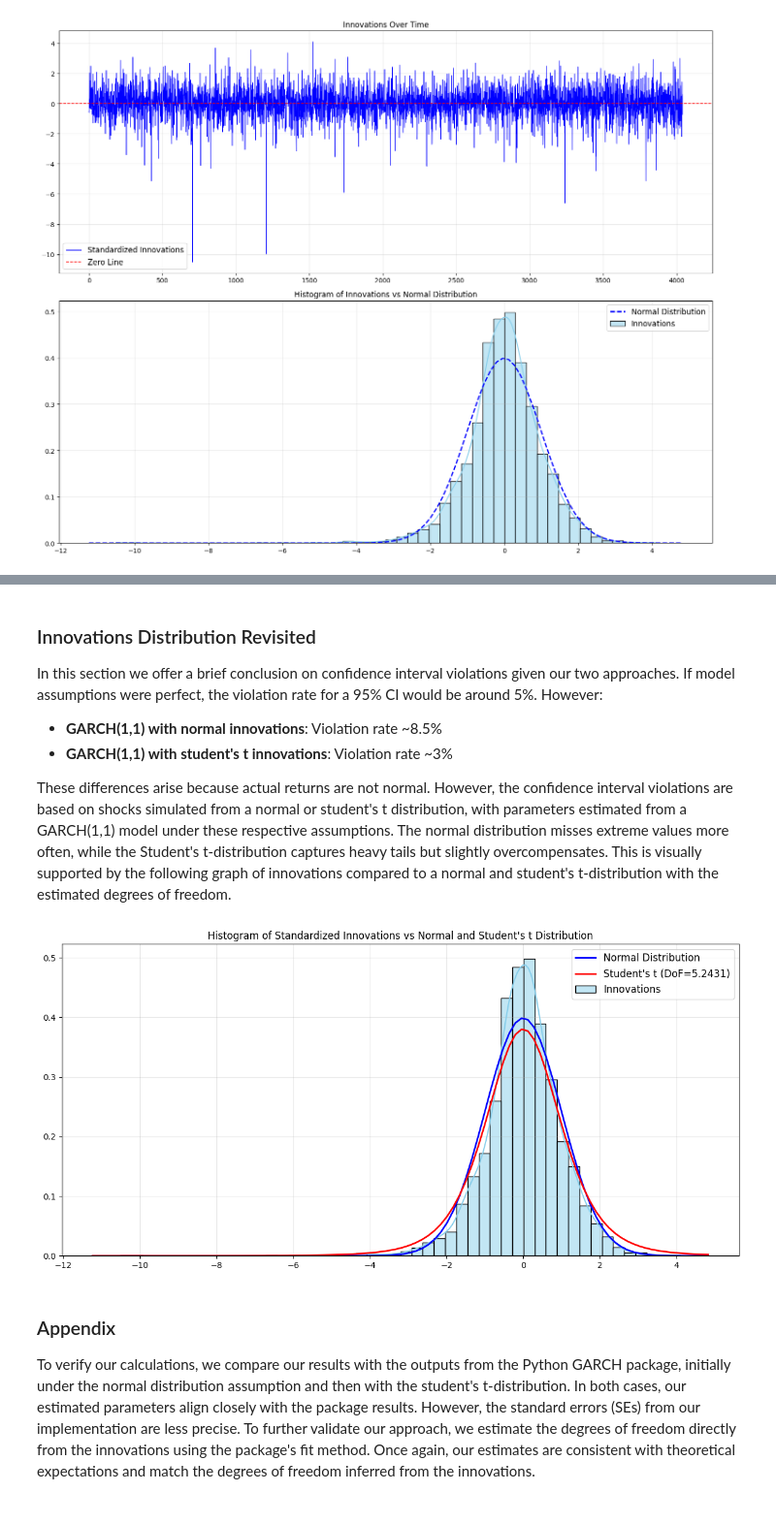
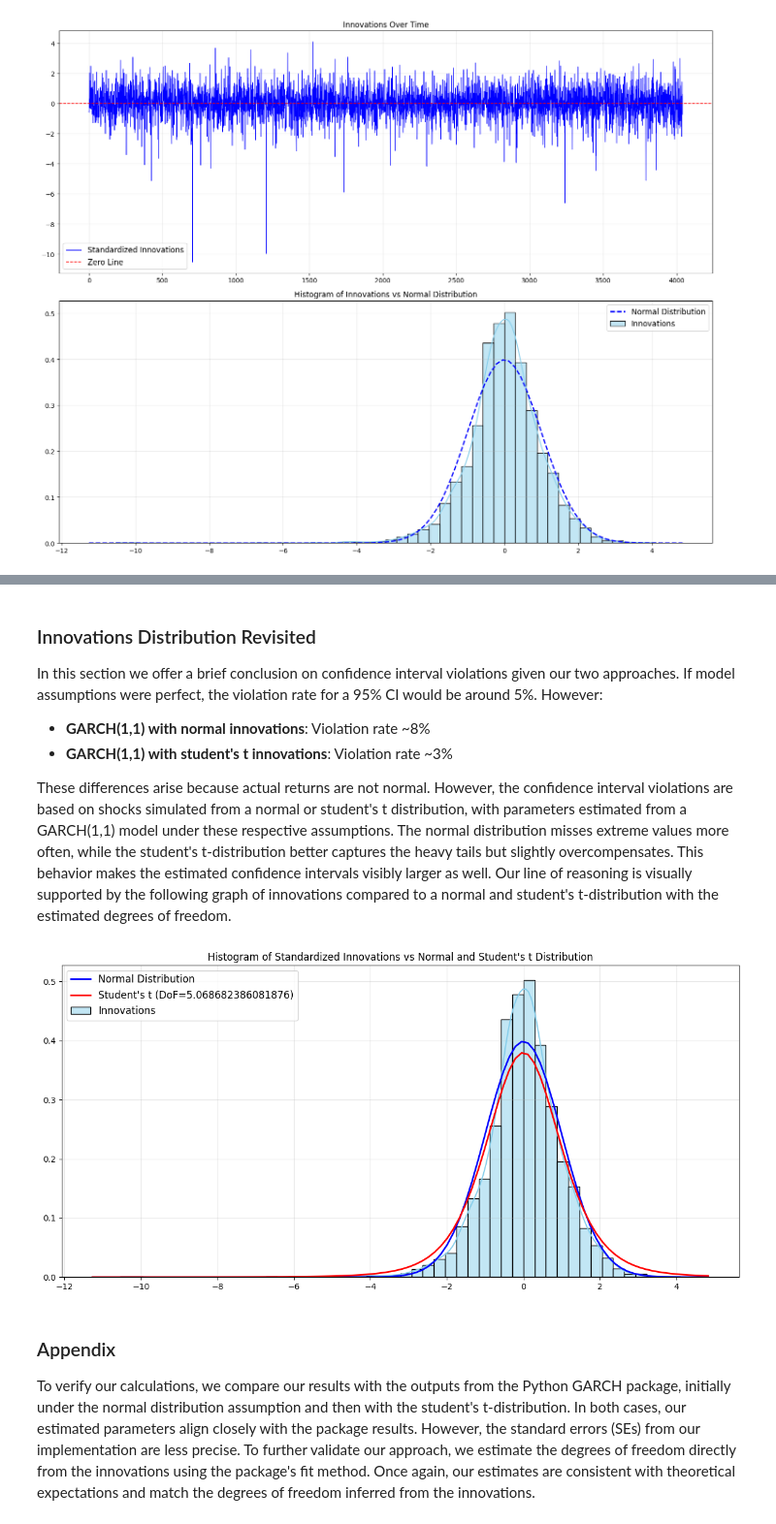
Before and after one commit to Alessandro-Dodon/garch, a Jupyter notebook: Garch.ipynb, the cells around one changed output, grey strips where cells are left out. Shown at 97% size. Drawn from its saved outputs; the diff is of its cells as text; code cells hidden in the pictures.

```diff
--- a/Garch.ipynb
+++ b/Garch.ipynb
@@ -311,6 +346,6 @@ def fit_garch_model(returns):
 # %%
 # Call the function
-parameters, standard_errors, filtered_variance = fit_garch_model(returns)
+parameters, standard_errors, filtered_variance = fit_garch_normal_model(returns)
 
 # Display estimated parameters
 print("Estimated Parameters:")
@@ -366,9 +402,9 @@ Output:
 np.random.seed(123)
 
 # GARCH parameters
-omega = 0.000001
-alpha = 0.087099
-beta = 0.904394
+omega = parameters[0]
+alpha = parameters[1]
+beta = parameters[2]
 
 sample_days = len(returns)  # We repeat simulations for each day in our sample
 prediction_period = 30
@@ -622,6 +694,6 @@ def fit_garch_model(returns):
 # %%
 # Call the function
-parameters, standard_errors, filtered_variance = fit_garch_model(returns)
+parameters, standard_errors, filtered_variance = fit_garch_students_t_model(returns)
 
 # Display estimated parameters
 print("Estimated Parameters:")
@@ -751,38 +822,38 @@ plt.show()
 ### Innovations Distribution Revisited
 
 In this section we offer a brief conclusion on confidence interval violations given our two approaches. If model assumptions were perfect, the violation rate for a 95% CI would be around 5%. However:
-- **GARCH(1,1) with normal innovations**: Violation rate ~8.5%
+- **GARCH(1,1) with normal innovations**: Violation rate ~8%
 - **GARCH(1,1) with student's t innovations**: Violation rate ~3%
 
-These differences arise because actual returns are not normal. However, the confidence interval violations are based on shocks simulated from a normal or student's t distribution, with parameters estimated from a GARCH(1,1) model under these respective assumptions. The normal distribution misses extreme values more often, while the Student's t-distribution captures heavy tails but slightly overcompensates. This is visually supported by the following graph of innovations compared to a normal and student's t-distribution with the estimated degrees of freedom.
+These differences arise because actual returns are not normal. However, the confidence interval violations are based on shocks simulated from a normal or student's t distribution, with parameters estimated from a GARCH(1,1) model under these respective assumptions. The normal distribution misses extreme values more often, while the student's t-distribution better captures the heavy tails but slightly overcompensates. This behavior makes the estimated confidence intervals visibly larger as well. Our line of reasoning is visually supported by the following graph of innovations compared to a normal and student's t-distribution with the estimated degrees of freedom.
 # %%
 plt.figure(figsize=(12, 6))
 
 # Histogram of innovations
 sns.histplot(innovations, bins=50, kde=True, stat="density", color='skyblue', label="Innovations")
 
 # Define x-axis range based on data
 xmin, xmax = plt.xlim()
 x = np.linspace(xmin, xmax, 100)
 
 # Normal distribution line
 pdf_normal = norm.pdf(x, 0, 1)
 plt.plot(x, pdf_normal, 'blue', linewidth=2, label="Normal Distribution")
 
 # Student's t-distribution line with estimated degrees of freedom
-nu = 5.243100
+nu = parameters[3]
 pdf_student_t = t_distribution.pdf(x, df=nu)
 plt.plot(x, pdf_student_t, 'red', linewidth=2, label=f"Student's t (DoF={nu})")
 
 # Add titles and labels
 plt.title("Histogram of Standardized Innovations vs Normal and Student's t Distribution")
 plt.ylabel('')
 plt.grid(alpha=0.3)
 plt.legend(fontsize=12)
 plt.tight_layout()
 plt.show()
 # %% [output]
-[figure, old version]
+[figure, new version]
 # %% [markdown]
 ### Appendix
 To verify our calculations, we compare our results with the outputs from the Python GARCH package, initially under the normal distribution assumption and then with the student's
```
Also changed, not shown: parts of 26 cells of this notebook.
